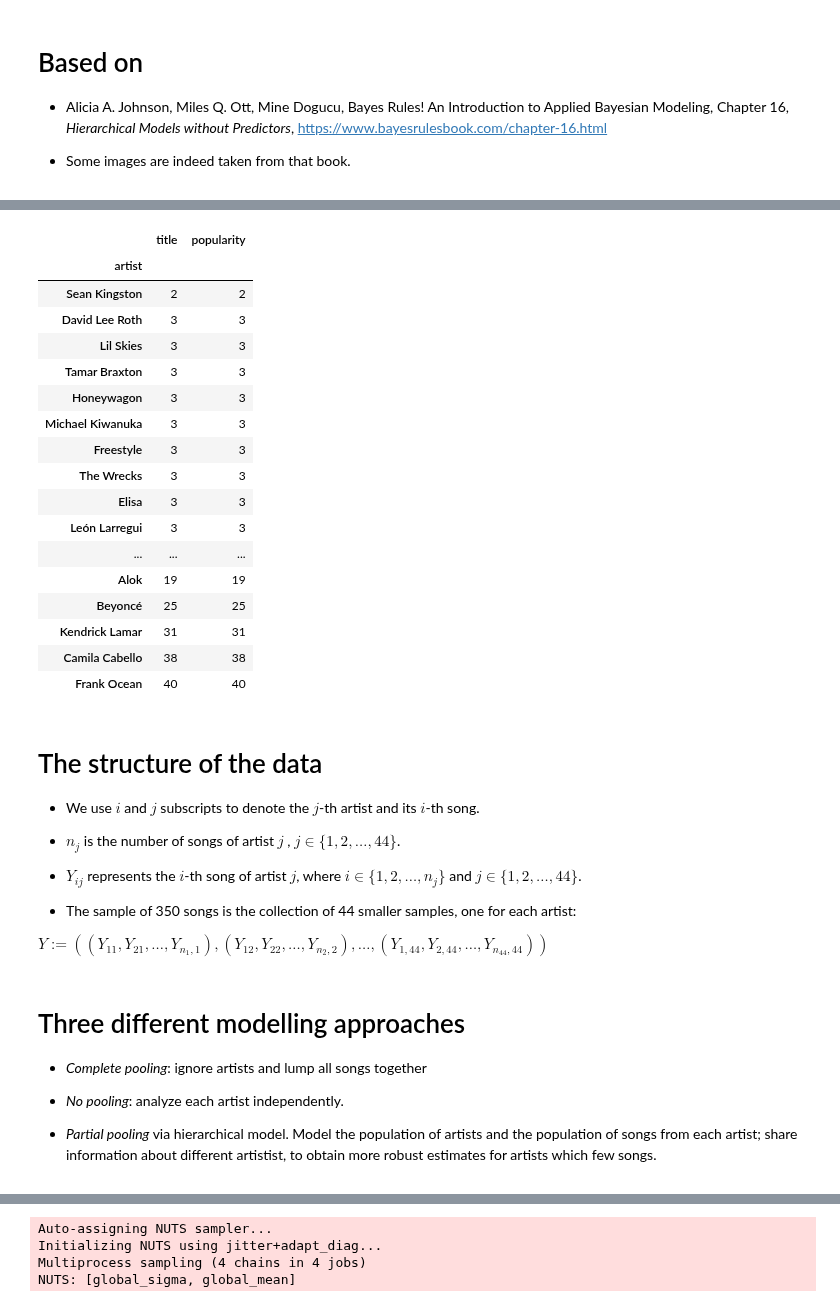
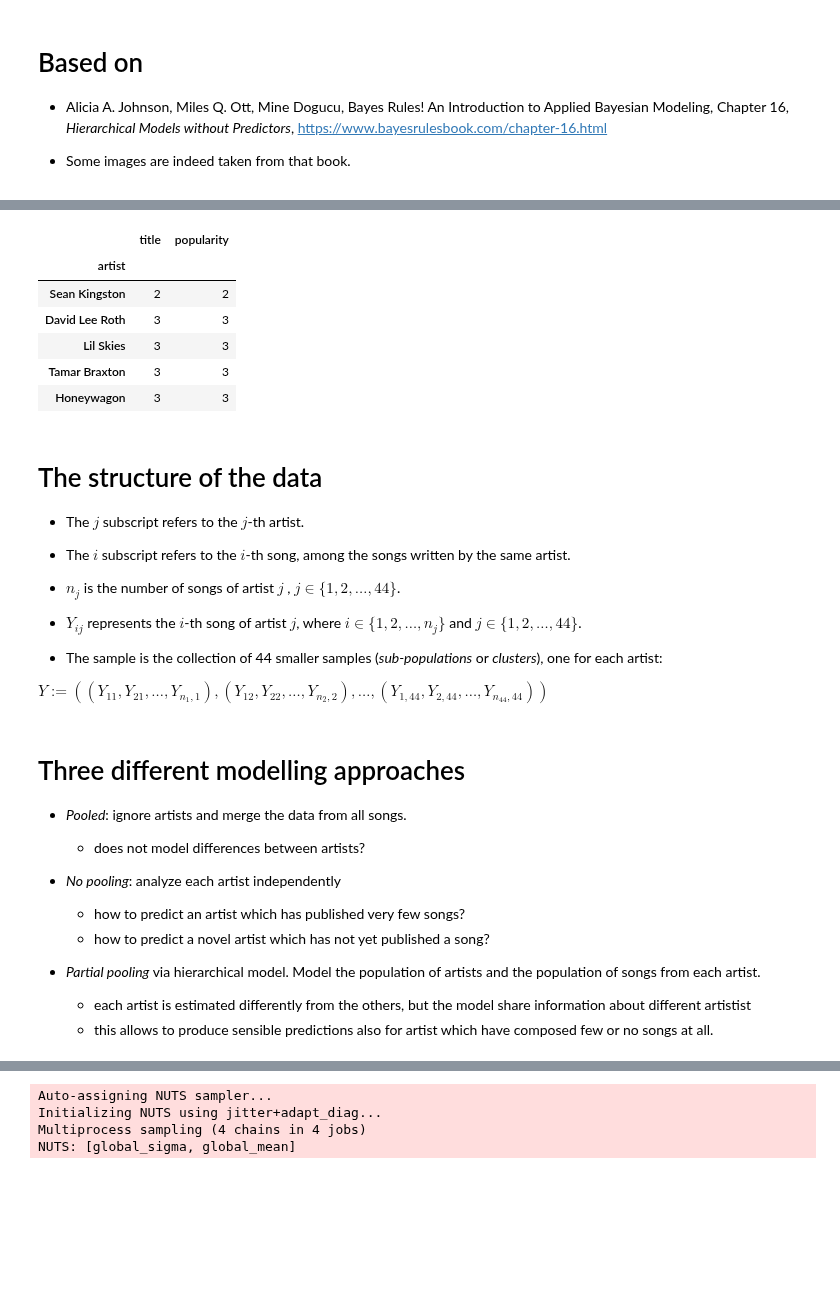
Before and after one commit to gcorani/bda, a Jupyter notebook: 3b-ProbProgramming-hierarchical.ipynb, the cells around one changed output, grey strips where cells are left out. Drawn from its saved outputs; the diff is of its cells as text; code cells hidden in the pictures; blank space fills up the shorter version.

```diff
--- a/3b-ProbProgramming-hierarchical.ipynb
+++ b/3b-ProbProgramming-hierarchical.ipynb
@@ -121,42 +115,45 @@ artist_popularity
 # %%
 # Number of the songs of each artist, which varies between 2 and 40.
 artist_count=spotify.groupby(['artist']).count().sort_values('popularity')
-artist_count
+artist_count.head()
 # %% [output]
 |  | title | popularity |
 | artist |  |  |
 | Sean Kingston | 2 | 2 |
 | David Lee Roth | 3 | 3 |
 | Lil Skies | 3 | 3 |
 | Tamar Braxton | 3 | 3 |
 | Honeywagon | 3 | 3 |
-| Michael Kiwanuka | 3 | 3 |
-| Freestyle | 3 | 3 |
-| The Wrecks | 3 | 3 |
-| Elisa | 3 | 3 |
-| León Larregui | 3 | 3 |
-| ... | ... | ... |
-| Alok | 19 | 19 |
-| Beyoncé | 25 | 25 |
-| Kendrick Lamar | 31 | 31 |
-| Camila Cabello | 38 | 38 |
-| Frank Ocean | 40 | 40 |
 # %% [markdown]
 # The structure of the data
+* The $j$ subscript refers to the $j$-th  artist.
 
-* We use $i$ and $j$ subscripts to denote the $j$-th  artist and its  $i$-th song.
+
+*  The $i$ subscript refers to the $i$-th  song, among the songs written by the same artist.
+
+
 * $n_j$ is  the number of songs of  artist $j$ , $j \in  \{1,2,…,44\}$.
+
+
 *  $Y_{ij}$  represents the $i$-th song of artist $j$, where $i \in \{1,2,…,n_j\}$ and $j \in \{1,2,…,44\}$.
 
-* The sample of 350  songs is the collection of 44 smaller samples, one for  each artist:
+
+* The sample is the collection of 44 smaller samples (*sub-populations* or *clusters*), one for  each artist:
 
 $Y := \left((Y_{11}, Y_{21}, \ldots, Y_{n_1,1}), (Y_{12}, Y_{22}, \ldots, Y_{n_2,2}), \ldots, (Y_{1,44}, Y_{2,44}, \ldots, Y_{n_{44},44})\right) $
 # %% [markdown]
 # Three different modelling approaches
 
-* *Complete pooling*: ignore artists and lump all songs together
+* *Pooled*: ignore artists and merge the data from all songs.
+     *  does not model differences between artists?
 
-* *No pooling*:  analyze each artist independently.
 
-* *Partial pooling* via hierarchical model. Model the population of  artists and the population of songs from each artist;  share  information about different artistist, to obtain more robust estimates for artists which few songs.
+* *No pooling*:  analyze each artist independently
+    * how to predict an artist which has published very few songs?
+    * how to predict a novel artist which has not yet published a song?
+
+
+* *Partial pooling* via hierarchical model. Model the population of  artists and the population of songs from each artist.
+    * each artist is estimated differently from the others, but the model share  information about different artistist
+    * this allows to produce sensible predictions also for artist which have composed few or no songs at all.
 # %% [markdown]
```
Also changed, not shown: parts of 34 cells of this notebook, 6 other files.
